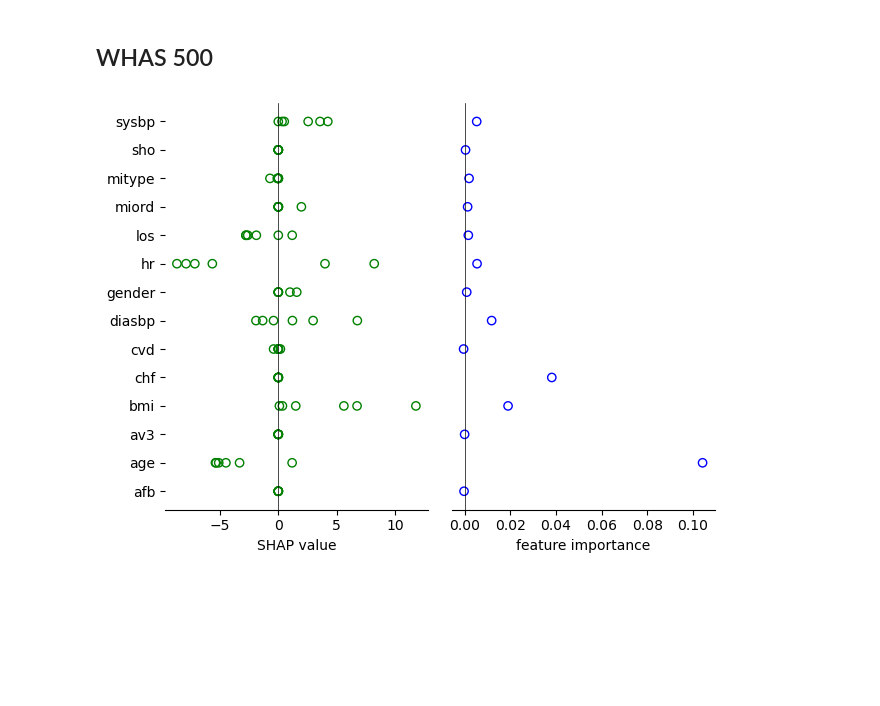
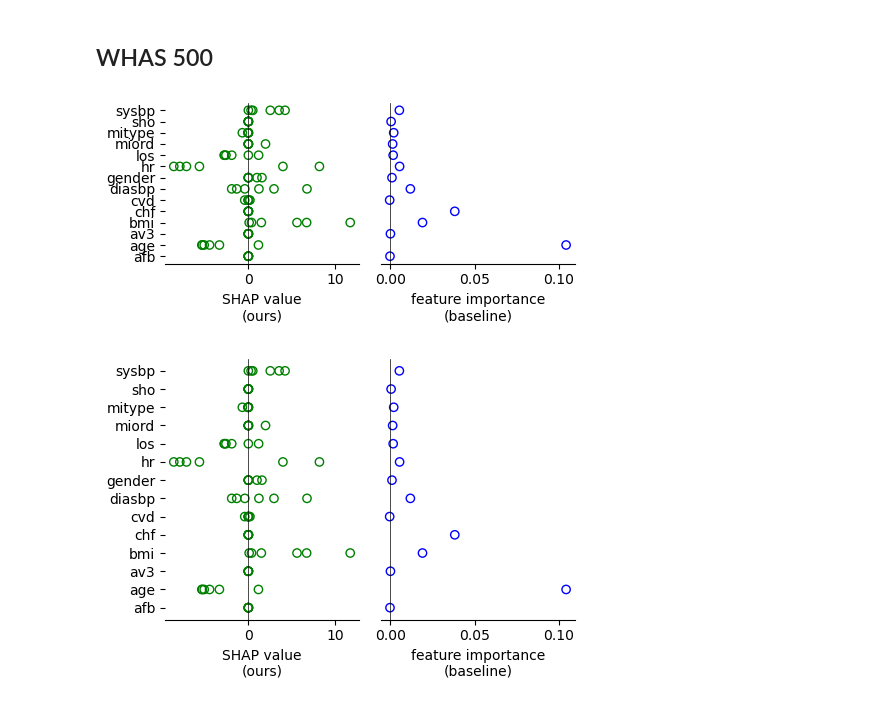
Before and after one commit to dmachlanski/ssp25-feature-attributions, a Jupyter notebook: paper.ipynb, the cells around one changed output. Saved outputs shown, nothing was run; the diff lists cells and outputs as text; code cells hidden in the pictures; blank space fills up the shorter version.

Commit message:
Smaller results plots

```diff
--- a/paper.ipynb
+++ b/paper.ipynb
@@ -130,18 +159,47 @@ make_plot(ex_result, df, X_test.columns, 'aids')
 [figure]
 # %% [markdown]
 ## WHAS 500
+# %%
+def make_plot(explanations, importances, columns, filename):
+    _, axs = plt.subplots(1, 2, figsize=(5, 3.5))
+
+    ax = axs[0]
+    for v in explanations.values:
+        ax.scatter(v, columns, facecolors='none', edgecolors='g')
+
+    ax.axvline(0.0, c='k', linewidth=0.5)
+    ax.set_xlabel('SHAP value\n(ours)')
+    ax.spines['top'].set_visible(False)
+    ax.spines['left'].set_visible(False)
+    ax.spines['right'].set_visible(False)
+
+    ax = axs[1]
+    ax.scatter(importances['importances_mean'], importances['index'], facecolors='none', edgecolors='b')
+    ax.set_yticks([]) # comment out to check if the features match with the first plot
+    ax.axvline(0.0, c='k', linewidth=0.5)
+    ax.spines['top'].set_visible(False)
+    ax.spines['left'].set_visible(False)
+    ax.spines['right'].set_visible(False)
+    ax.set_xlabel('feature importance\n(baseline)')
+
+    plt.tight_layout()
+    plt.savefig(f'plots/{filename}.pdf', dpi=1000)
 # %%
 X, y = load_whas500()
 
 cat_cols = ['afb', 'av3', 'chf', 'cvd', 'gender', 'miord', 'mitype', 'sho']
 X[cat_cols] = OrdinalEncoder().fit_transform(X[cat_cols])
 
 rsf, (X_train, y_train), (X_test, y_test) = split_and_train(X, y)
 
 df = get_feature_importances(rsf, X_test, y_test)
 
 ex_result = get_explanations(rsf, X_test, 1.0)
 
-make_plot(ex_result, df, X_test.columns, 'whas500')
+make_plot(ex_result, df, X_test.columns, 'whas500_new')
 # %% [output]
-[figure, old version]
+[figure, new version]
+# %%
+make_plot(ex_result, df, X_test.columns, 'whas500_new')
+# %% [output]
+[figure, added]
```
Also changed, not shown: parts of 3 cells of this notebook, 2 other files.
